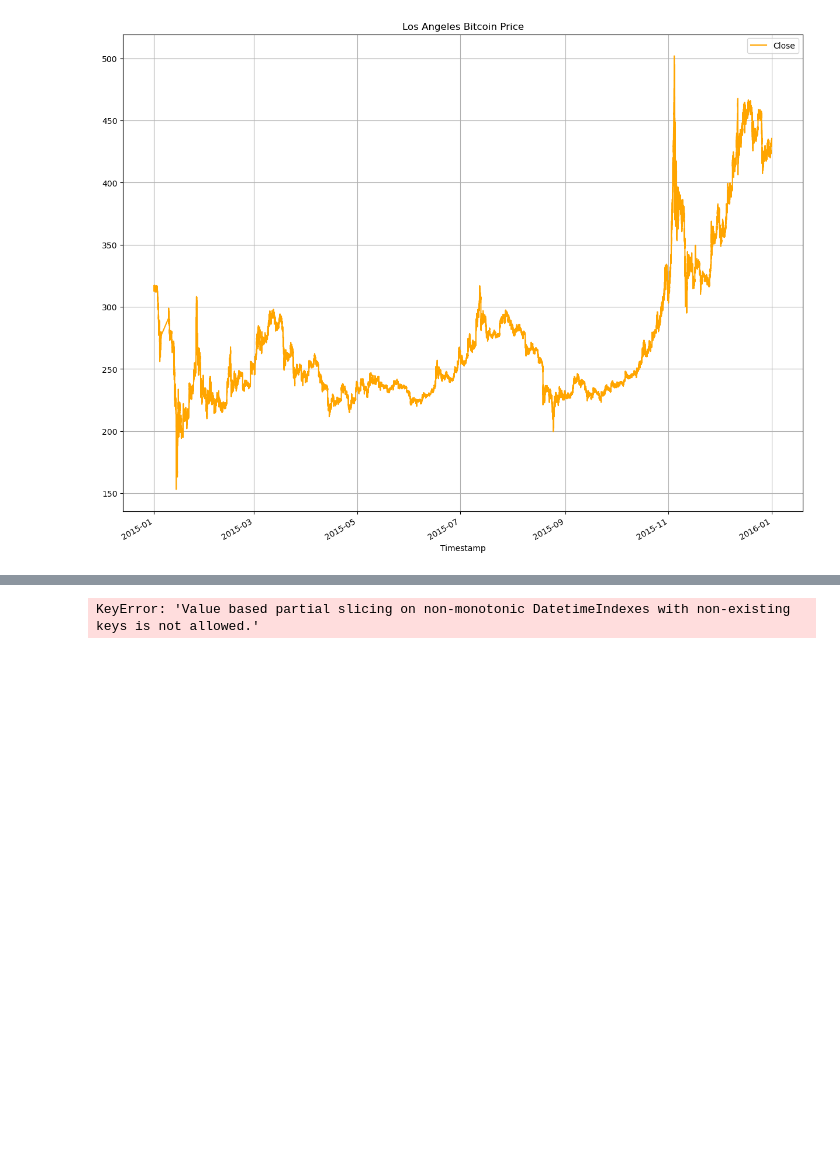
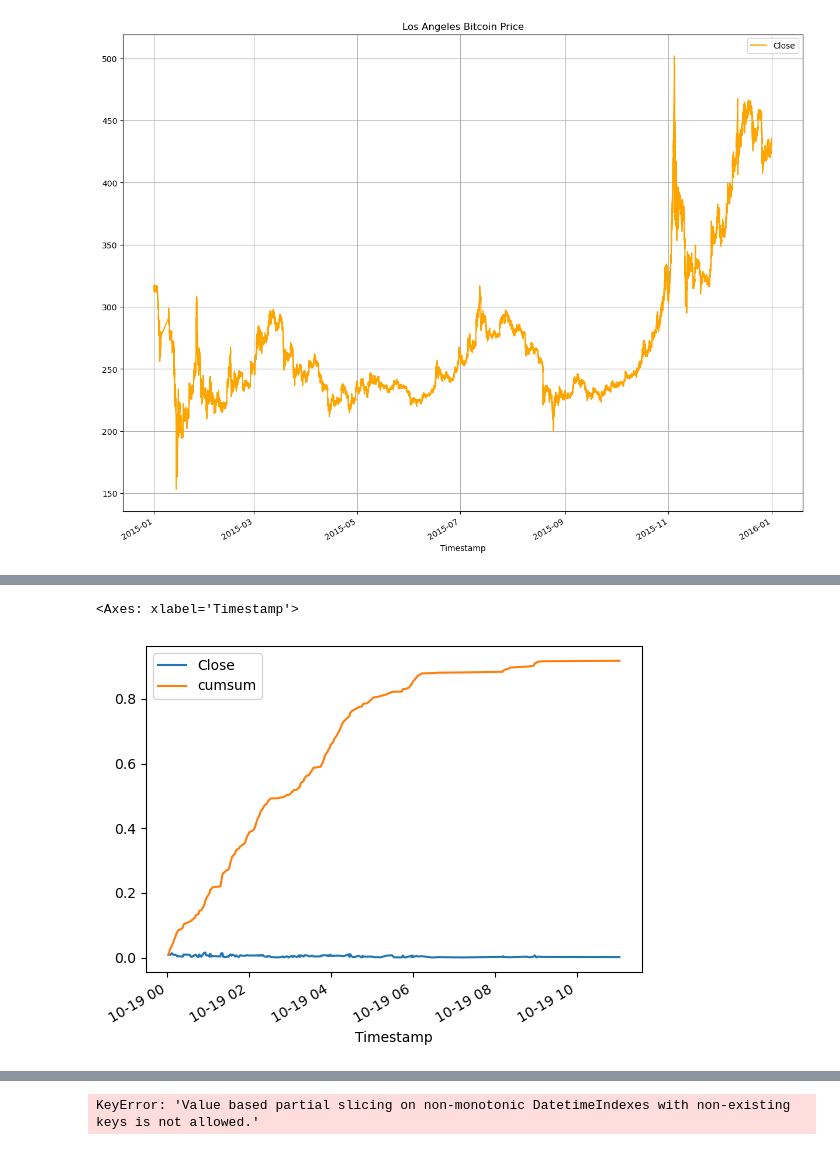
Before and after one commit to adisureka/Fintech, a Jupyter notebook: arbitrage.ipynb, the cells around one changed output, grey strips where cells are left out. Cells and saved outputs as stored; diff of their text form; code cells hidden in the pictures; blank space fills up the shorter version.

Commit message:
Calculating daily profit on a  investment including comission fees

```diff
--- a/arbitrage.ipynb
+++ b/arbitrage.ipynb
@@ -109,0 +218,2 @@ dfl.plot(figsize=(15,12), title= "Los Angeles Bitcoin Price", grid= True, color
+# %%
+profit = difference[difference["Close"] > 0]
@@ -109,0 +237,2 @@ dfl.plot(figsize=(15,12), title= "Los Angeles Bitcoin Price", grid= True, color
+# %%
+profit_after_comission = (profit / dfl_1019) - 0.01
@@ -109,0 +256,2 @@ dfl.plot(figsize=(15,12), title= "Los Angeles Bitcoin Price", grid= True, color
+# %%
+profit_after_comission = profit_after_comission.dropna()[profit_after_comission["Close"] > 0]
@@ -109,0 +279,2 @@ dfl.plot(figsize=(15,12), title= "Los Angeles Bitcoin Price", grid= True, color
+# %%
+profit_after_comission["cumsum"] = profit_after_comission["Close"].cumsum()
@@ -109,0 +298,5 @@ dfl.plot(figsize=(15,12), title= "Los Angeles Bitcoin Price", grid= True, color
+# %%
+profit_after_comission.plot()
+# %% [output]
+<Axes: xlabel='Timestamp'>
+[figure, added]
```
Also changed, not shown: parts of 25 cells of this notebook.
